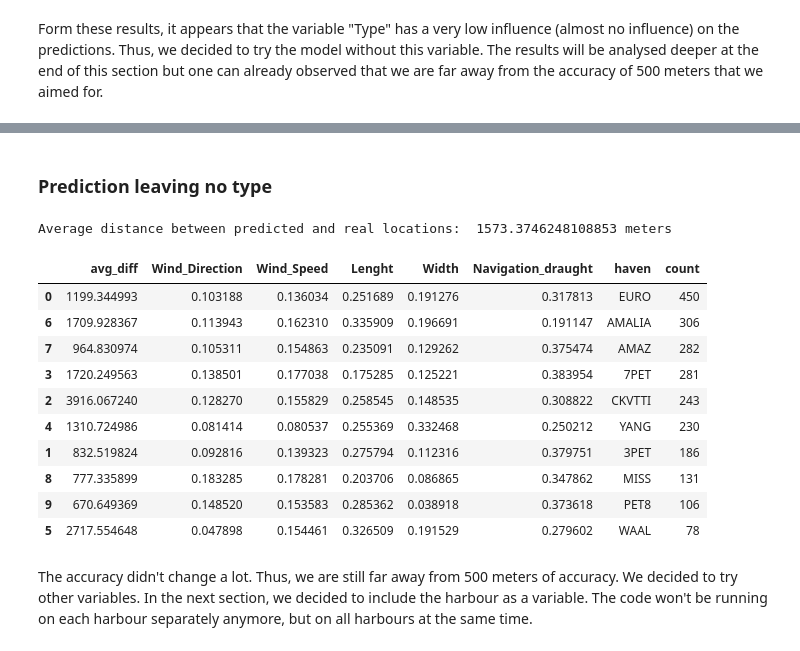
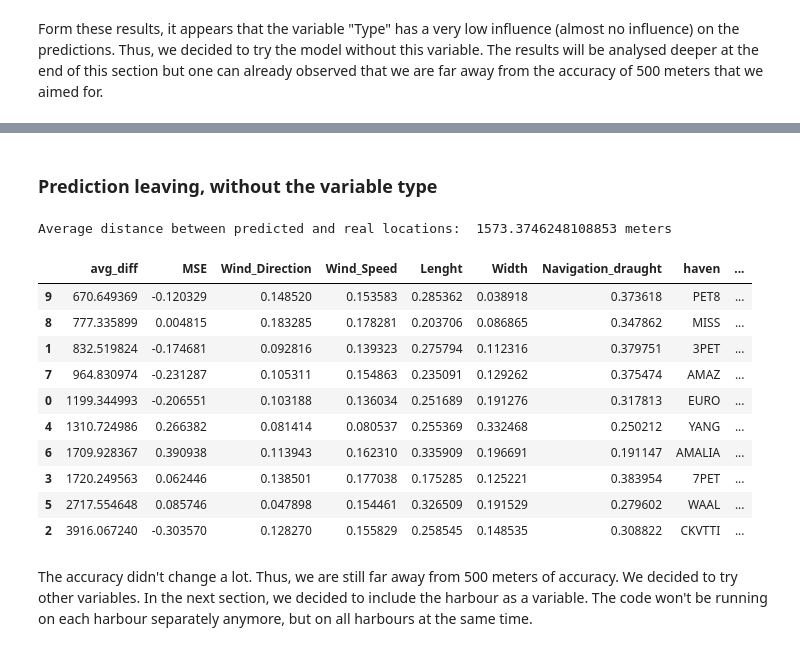
Before and after one commit to allanguzmanf/CIEM6302, a Jupyter notebook: Predictions.ipynb, the cells around one changed output, grey strips where cells are left out. Saved outputs shown, nothing was run; the diff lists cells and outputs as text; code cells hidden in the pictures.

```diff
--- a/Predictions.ipynb
+++ b/Predictions.ipynb
@@ -64,6 +65,10 @@ incoming_weather_size = gpd.read_file('Data/Input_ML/incoming_weather_size.geojs
 incoming_weather = gpd.read_file('Data/Input_ML/incoming_weather.geojson')
 # %%
 havens = list(incoming_weather_size_draught['to_haven'].unique())
+# %%
+trajectories = gpd.read_file('Data/Input_ML/trajectories.geojson')
+# %%
+trajectories_length = trajectories.drop(columns='geometry').set_index('haven')
 # %%
 incoming_weather_size.info()
 # %% [output]
@@ -212,5 +218,4 @@ Random Forest Regressor is an ensemble learning method based on the decision tre
 # %%
-# definition of the Random forest function that is going to be used many time in the following code
 def Random_forest(grouped_df, haven, grouped = 1):
     if grouped == 1:
         haven_df = grouped_df.loc[haven]
@@ -238,8 +243,8 @@ def Random_forest(grouped_df, haven, grouped = 1):
 
     average_diff = X_test['diff_dist'].mean()
     mse = r2_score(y_test, y_pred)
-    values = [average_diff]
-    columns = ['avg_diff']
+    values = [average_diff, mse]
+    columns = ['avg_diff', 'MSE']
 
     # You can also access feature importances
     feature_importances = rf_model.feature_importances_.tolist()
@@ -247,9 +252,14 @@ def Random_forest(grouped_df, haven, grouped = 1):
     values.extend(feature_importances)
 
     columns.extend(X.columns)
+
     if grouped == 1:
         values.extend([haven])
         columns.extend(['haven'])
+        columns.extend(['relative_distance_diff'])
+        values.extend([average_diff / trajectories_length.loc[haven]['total_lengths']])
+
+
 
 
     output = pd.DataFrame([values], columns=columns)
@@ -369,5 +379,5 @@ Average distance between predicted and real locations:  1222.4607881026295 meter
 # %% [markdown]
-### Prediction leaving no type
+### Prediction leaving, without the variable type
 # %%
 leaving_trajectories = leaving_weather_size_draught[columns_leaving_trajectories]
 leaving_trajectories = leaving_trajectories.drop(columns = ['Type_Cat'])
@@ -377,32 +387,32 @@ leaving_trajectories = leaving_trajectories.groupby('from_haven').apply(lambda x
 # %%
 # Data frame to get an overview of the results and the feature importance
 leaving_pred_forest = []
 leaving_overall_avg = []
 for haven in havens:
     avg_diff, pred = Random_forest(leaving_trajectories, haven)
     leaving_overall_avg.extend(list(pred['diff_dist']))
     leaving_pred_forest.append(avg_diff)
 
 # Overall Average distance between predicted and real locations
 print("Average distance between predicted and real locations: ", sum(leaving_overall_avg)/len(leaving_overall_avg), "meters")
 leaving_pred_forest = pd.concat(leaving_pred_forest).reset_index(drop= True)
 
 leaving_pred_forest = leaving_pred_forest.merge(leaving_per_haven[['from_haven','count']], left_on='haven', right_on='from_haven').drop(columns='from_haven')
 
-leaving_pred_forest.sort_values(by = 'count', ascending = False)
+leaving_pred_forest.sort_values(by = 'avg_diff', ascending = True)
 # %% [output]
 Average distance between predicted and real locations:  1573.3746248108853 meters
-|  | avg_diff | Wind_Direction | Wind_Speed | Lenght | Width | Navigation_draught | haven | count |
-| 0 | 1199.344993 | 0.103188 | 0.136034 | 0.251689 | 0.191276 | 0.317813 | EURO | 450 |
-| 6 | 1709.928367 | 0.113943 | 0.162310 | 0.335909 | 0.196691 | 0.191147 | AMALIA | 306 |
-| 7 | 964.830974 | 0.105311 | 0.154863 | 0.235091 | 0.129262 | 0.375474 | AMAZ | 282 |
-| 3 | 1720.249563 | 0.138501 | 0.177038 | 0.175285 | 0.125221 | 0.383954 | 7PET | 281 |
-| 2 | 3916.067240 | 0.128270 | 0.155829 | 0.258545 | 0.148535 | 0.308822 | CKVTTI | 243 |
-| 4 | 1310.724986 | 0.081414 | 0.080537 | 0.255369 | 0.332468 | 0.250212 | YANG | 230 |
-| 1 | 832.519824 | 0.092816 | 0.139323 | 0.275794 | 0.112316 | 0.379751 | 3PET | 186 |
-| 8 | 777.335899 | 0.183285 | 0.178281 | 0.203706 | 0.086865 | 0.347862 | MISS | 131 |
-| 9 | 670.649369 | 0.148520 | 0.153583 | 0.285362 | 0.038918 | 0.373618 | PET8 | 106 |
-| 5 | 2717.554648 | 0.047898 | 0.154461 | 0.326509 | 0.191529 | 0.279602 | WAAL | 78 |
+|  | avg_diff | MSE | Wind_Direction | Wind_Speed | Lenght | Width | Navigation_draught | haven | ... |
+| 9 | 670.649369 | -0.120329 | 0.148520 | 0.153583 | 0.285362 | 0.038918 | 0.373618 | PET8 | ... |
+| 8 | 777.335899 | 0.004815 | 0.183285 | 0.178281 | 0.203706 | 0.086865 | 0.347862 | MISS | ... |
+| 1 | 832.519824 | -0.174681 | 0.092816 | 0.139323 | 0.275794 | 0.112316 | 0.379751 | 3PET | ... |
+| 7 | 964.830974 | -0.231287 | 0.105311 | 0.154863 | 0.235091 | 0.129262 | 0.375474 | AMAZ | ... |
+| 0 | 1199.344993 | -0.206551 | 0.103188 | 0.136034 | 0.251689 | 0.191276 | 0.317813 | EURO | ... |
+| 4 | 1310.724986 | 0.266382 | 0.081414 | 0.080537 | 0.255369 | 0.332468 | 0.250212 | YANG | ... |
+| 6 | 1709.928367 | 0.390938 | 0.113943 | 0.162310 | 0.335909 | 0.196691 | 0.191147 | AMALIA | ... |
+| 3 | 1720.249563 | 0.062446 | 0.138501 | 0.177038 | 0.175285 | 0.125221 | 0.383954 | 7PET | ... |
+| 5 | 2717.554648 | 0.085746 | 0.047898 | 0.154461 | 0.326509 | 0.191529 | 0.279602 | WAAL | ... |
+| 2 | 3916.067240 | -0.303570 | 0.128270 | 0.155829 | 0.258545 | 0.148535 | 0.308822 | CKVTTI | ... |
 # %% [markdown]
 The accuracy didn't change a lot. Thus, we are still far away from 500 meters of accuracy. We decided to try other variables. In the next section, we decided to include the harbour as a variable. The code won't be running on each harbour separately anymore, but on all harbours at the same time.
 # %% [markdown]
```
Also changed, not shown: parts of 33 cells of this notebook, 4 other files.
